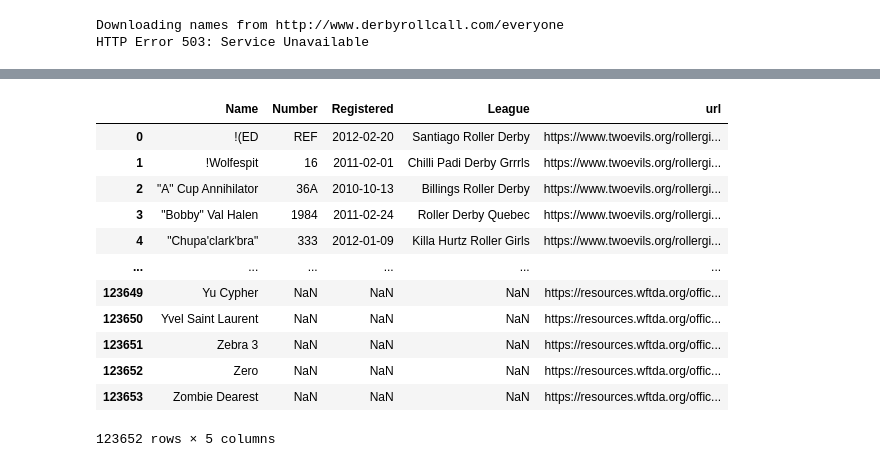
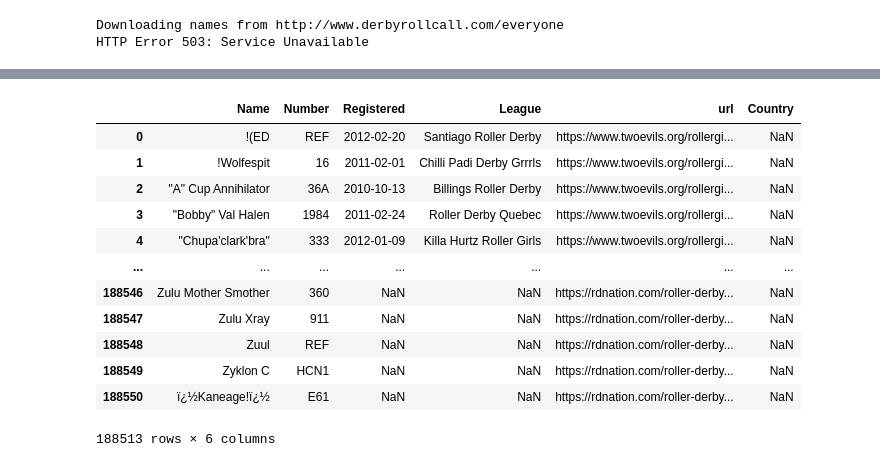
Before and after one commit to bdunnette/derby-name-scraper, a Jupyter notebook: derby_name_scraper.ipynb, the cells around one changed output, grey strips where cells are left out. Saved outputs shown, nothing was run; the diff lists cells and outputs as text; code cells hidden in the pictures.

Commit message:
adding rdnation scraper

```diff
--- a/derby_name_scraper.ipynb
+++ b/derby_name_scraper.ipynb
@@ -65,0 +153,2 @@ Downloading names from https://www.twoevils.org/rollergirls/
+# %%
+rdn_df = pd.DataFrame()
@@ -66,12 +195,8 @@ Downloading names from https://www.twoevils.org/rollergirls/
 # %%
-initial_letters = string.ascii_letters + string.digits + string.punctuation
-rdr_df = pd.DataFrame()
-
-
 def get_page_names(initial_letter, timeout=30):
     temp_names = []
     url = "https://rollerderbyroster.com/view-names/?ini={}".format(letter)
-    print("Downloading names from {}".format(url))
+    # print("Downloading names from {}".format(url))
     try:
         response = session.get(url=url, timeout=timeout)
         r = session.get(url)
@@ -86,16 +211,3 @@ def get_page_names(initial_letter, timeout=30):
         print("Timeout!")
         pass
     return temp_names
-
-
-for letter in initial_letters:
-    try:
-        temp_names = get_page_names(initial_letter=letter)
-        temp_df = pd.DataFrame(data={"Name": temp_names, "url": url})
-        rdr_df = pd.concat([rdr_df, temp_df])
-    except Exception as e:
-        print(e)
-        pass
-
-rdr_df.to_csv("rollerderbyroster.csv", index=False)
-rdr_df
@@ -159,0 +217,11 @@ Downloading names from https://resources.wftda.org/officiating/roller-derby-cert
+# %%
+pbar = tqdm(initial_letters)
+for letter in pbar:
+    try:
+        pbar.set_description(f"{len(rdr_df)} names found - Processing {letter}")
+        temp_names = get_page_names(initial_letter=letter)
+        temp_df = pd.DataFrame(data={"Name": temp_names, "url": url})
+        rdr_df = pd.concat([rdr_df, temp_df])
+    except Exception as e:
+        print(e)
+        pass
@@ -159,0 +231,7 @@ Downloading names from https://resources.wftda.org/officiating/roller-derby-cert
+# %%
+if len(rdr_df) == 0:
+    rdr_df = rdn_df.sort_values(by="Name").drop_duplicates(subset=['Name'])
+    rdr_df = pd.read_csv("rollerderbyroster.csv")
+else:
+    rdr_df.to_csv("rollerderbyroster.csv", index=False)
+rdr_df
@@ -160,23 +252,23 @@ Downloading names from https://resources.wftda.org/officiating/roller-derby-cert
 # %%
-name_df = pd.concat([twoevils_df, drc_df, rdr_df, wftda_df], ignore_index=True)
+name_df = pd.concat([twoevils_df, drc_df, rdr_df, wftda_df, rdn_df], ignore_index=True)
 # remove parenthetical phrases from names - eg "(cleared)"
 name_df["Name"] = name_df["Name"].str.replace(r"\([^()]*\)", "").str.strip()
 name_df = name_df.loc[name_df["Name"].str.len() > 1]
 name_df
 # %% [output]
-|  | Name | Number | Registered | League | url |
-| 0 | !(ED | REF | 2012-02-20 | Santiago Roller Derby | https://www.twoevils.org/rollergi... |
-| 1 | !Wolfespit | 16 | 2011-02-01 | Chilli Padi Derby Grrrls | https://www.twoevils.org/rollergi... |
-| 2 | "A" Cup Annihilator | 36A | 2010-10-13 | Billings Roller Derby | https://www.twoevils.org/rollergi... |
-| 3 | "Bobby" Val Halen | 1984 | 2011-02-24 | Roller Derby Quebec | https://www.twoevils.org/rollergi... |
-| 4 | "Chupa'clark'bra" | 333 | 2012-01-09 | Killa Hurtz Roller Girls | https://www.twoevils.org/rollergi... |
-| ... | ... | ... | ... | ... | ... |
-| 123649 | Yu Cypher | NaN | NaN | NaN | https://resources.wftda.org/offic... |
-| 123650 | Yvel Saint Laurent | NaN | NaN | NaN | https://resources.wftda.org/offic... |
-| 123651 | Zebra 3 | NaN | NaN | NaN | https://resources.wftda.org/offic... |
-| 123652 | Zero | NaN | NaN | NaN | https://resources.wftda.org/offic... |
-| 123653 | Zombie Dearest | NaN | NaN | NaN | https://resources.wftda.org/offic... |
+|  | Name | Number | Registered | League | url | Country |
+| 0 | !(ED | REF | 2012-02-20 | Santiago Roller Derby | https://www.twoevils.org/rollergi... | NaN |
+| 1 | !Wolfespit | 16 | 2011-02-01 | Chilli Padi Derby Grrrls | https://www.twoevils.org/rollergi... | NaN |
+| 2 | "A" Cup Annihilator | 36A | 2010-10-13 | Billings Roller Derby | https://www.twoevils.org/rollergi... | NaN |
+| 3 | "Bobby" Val Halen | 1984 | 2011-02-24 | Roller Derby Quebec | https://www.twoevils.org/rollergi... | NaN |
+| 4 | "Chupa'clark'bra" | 333 | 2012-01-09 | Killa Hurtz Roller Girls | https://www.twoevils.org/rollergi... | NaN |
+| ... | ... | ... | ... | ... | ... | ... |
+| 188546 | Zulu Mother Smother | 360 | NaN | NaN | https://rdnation.com/roller-derby... | NaN |
+| 188547 | Zulu Xray | 911 | NaN | NaN | https://rdnation.com/roller-derby... | NaN |
+| 188548 | Zuul | REF | NaN | NaN | https://rdnation.com/roller-derby... | NaN |
+| 188549 | Zyklon C | HCN1 | NaN | NaN | https://rdnation.com/roller-derby... | NaN |
+| 188550 | ï¿½Kaneage!ï¿½ | E61 | NaN | NaN | https://rdnation.com/roller-derby... | NaN |
-123652 rows × 5 columns
+188513 rows × 6 columns
 # %%
 csv_file = Path("derby_names.csv")
 name_df.drop_duplicates().sort_values(by=["Name"]).to_csv(csv_file, index=False)
```
Also changed, not shown: parts of 23 cells of this notebook, 6 other files.
